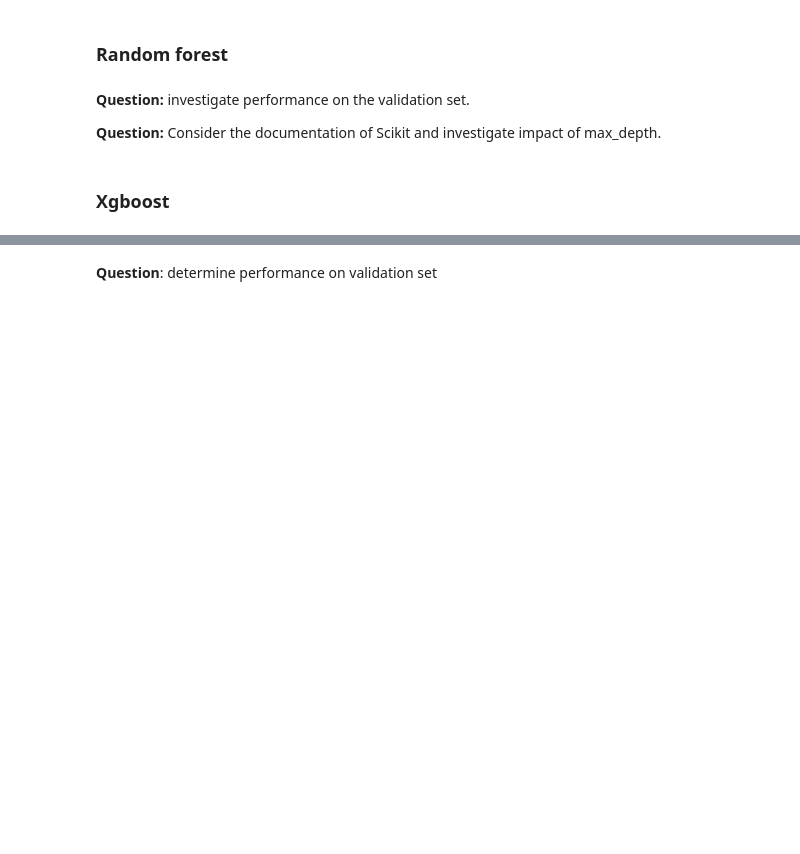
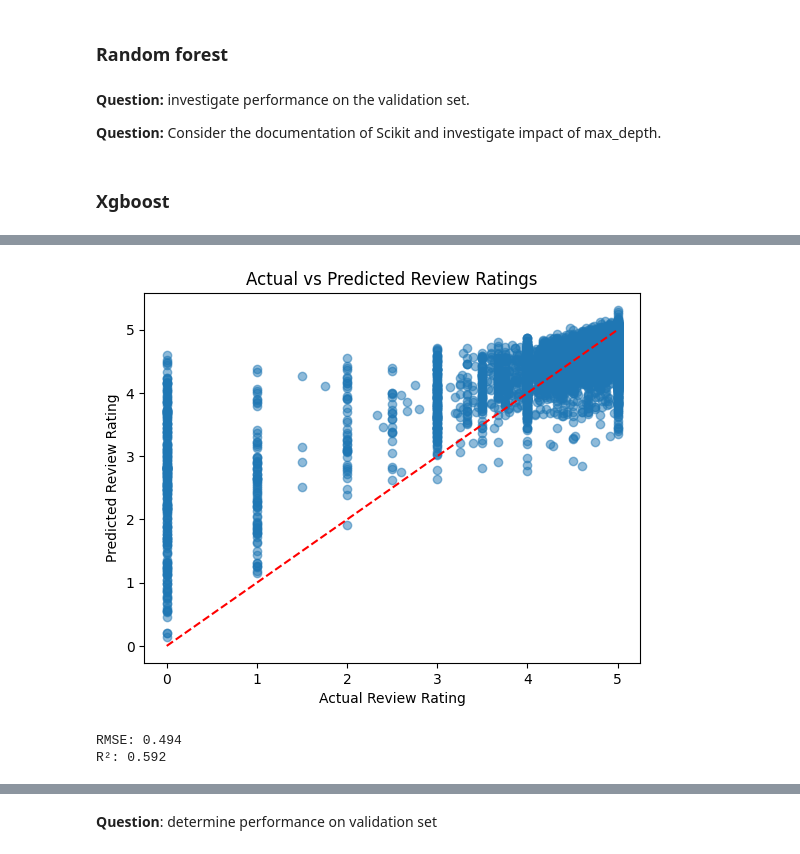
Before and after one commit to jaspersprakel/queueing_book, a Jupyter notebook: notebooks/emas_case1.ipynb, the cells around one changed output, grey strips where cells are left out. Saved outputs shown, nothing was run; the diff lists cells and outputs as text; code cells hidden in the pictures; blank space fills up the shorter version.

```diff
--- a/notebooks/emas_case1.ipynb
+++ b/notebooks/emas_case1.ipynb
@@ -254,0 +256,7 @@ train_df["host_acceptance_rate"] = train_df["host_acceptance_rate"].str.replace(
+# %%
+date_var = ['host_since', 'first_review', 'last_review']
+reference_date = pd.to_datetime('04/06/2022', format='%d/%m/%Y')
+
+for var in date_var:
+    train_df[var] = pd.to_datetime(train_df[var], format='%d/%m/%Y', errors='coerce')
+    train_df[var + '_day'] = (reference_date - train_df[var]).dt.days
@@ -598,0 +603,3 @@ plot_roc(y_train, xgb.predict_proba(X_train)[:, 1] )
+# %%
+xgb_model = XGBRegressor()
+xgb_model.fit(X_train_imputed, y_train_clean)
@@ -598,0 +618,24 @@ plot_roc(y_train, xgb.predict_proba(X_train)[:, 1] )
+# %%
+hat_target_train_xgb = xgb_model.predict(X_train_imputed)
+
+# Scatter plot of actual vs predicted
+plt.scatter(y_train_clean, hat_target_train_xgb, alpha=0.5)
+plt.plot([y_train_clean.min(), y_train_clean.max()],
+         [y_train_clean.min(), y_train_clean.max()],
+         'r--')
+plt.xlabel("Actual Review Rating")
+plt.ylabel("Predicted Review Rating")
+plt.title("Actual vs Predicted Review Ratings")
+plt.show()
+
+# Optional: Print metrics
+mse = mean_squared_error(y_train_clean, hat_target_train_xgb)
+rmse = np.sqrt(mse)
+r2 = r2_score(y_train_clean, hat_target_train_xgb)
+
+print(f"RMSE: {rmse:.3f}")
+print(f"R²: {r2:.3f}")
+# %% [output]
+[figure, added]
+RMSE: 0.494
+R²: 0.592
```
Also changed, not shown: parts of 17 cells of this notebook.
